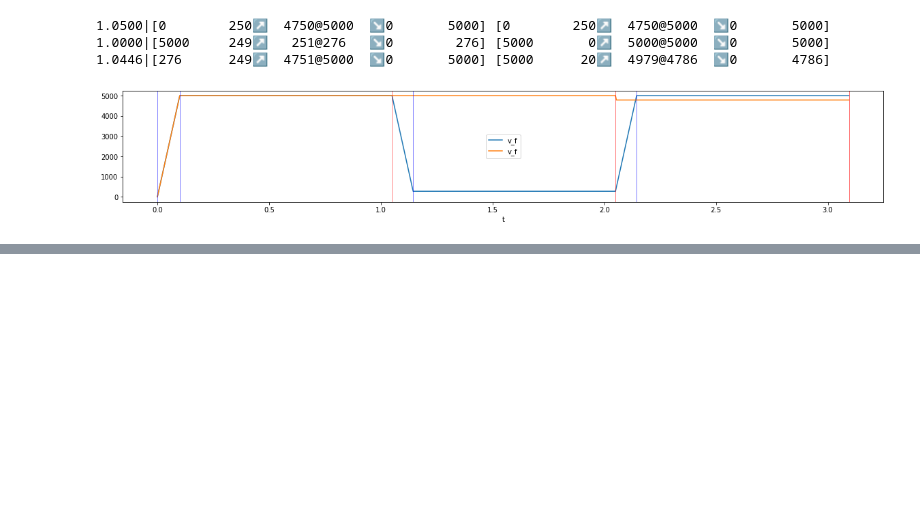
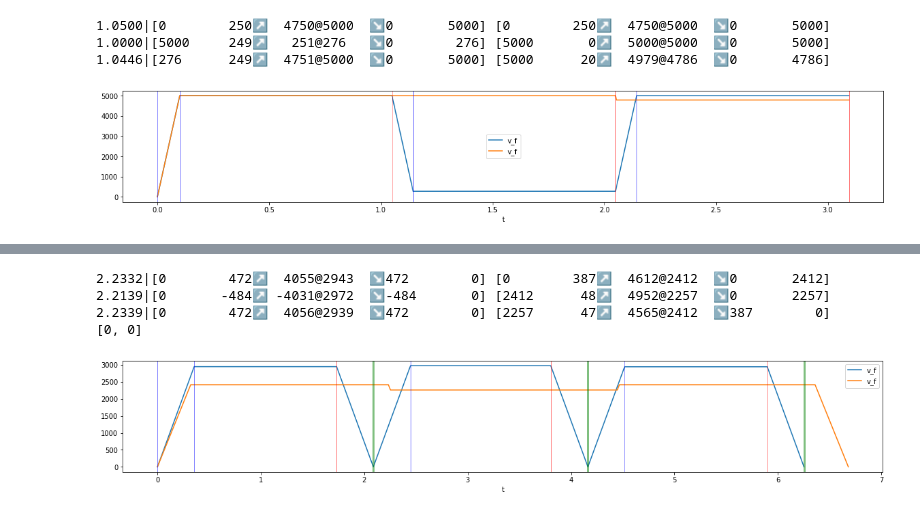
Before and after one commit to Busboombot/trajectory, a Jupyter notebook: design/Notebooks/JITTrajectory.ipynb, the cells around one changed output, grey strips where cells are left out. Saved outputs shown, nothing was run; the diff lists cells and outputs as text; code cells hidden in the pictures; blank space fills up the shorter version.

```diff
--- a/design/Notebooks/JITTrajectory.ipynb
+++ b/design/Notebooks/JITTrajectory.ipynb
@@ -82,0 +99,25 @@ plot_segment_list(sl.dataframe)
+# %%
+# a = 7550 passes, 7499 does not.
+sl = SegmentList([Joint(5_000, 7_499),Joint(5_000, 7_499)])
+
+x = 5000
+
+sl.rmove([x,x])
+sl.rmove([-x,x])
+sl.rmove([x,x])
+
+sl.update()
+sl.update()
+sl.update()
+
+print(sl)
+
+print([js.v_1_max for js in sl.segments[-1].joint_segments])
+
+plot_segment_list(sl.dataframe)
+# %% [output]
+2.2332|[0        472↗  4055@2943  ↘472        0] [0        387↗  4612@2412  ↘0       2412]
+2.2139|[0       -484↗ -4031@2972  ↘-484       0] [2412      48↗  4952@2257  ↘0       2257]
+2.2339|[0        472↗  4056@2939  ↘472        0] [2257      47↗  4565@2412  ↘387        0]
+[0, 0]
+[figure, added]
```
Also changed, not shown: parts of 5 cells of this notebook, 1 other file.
